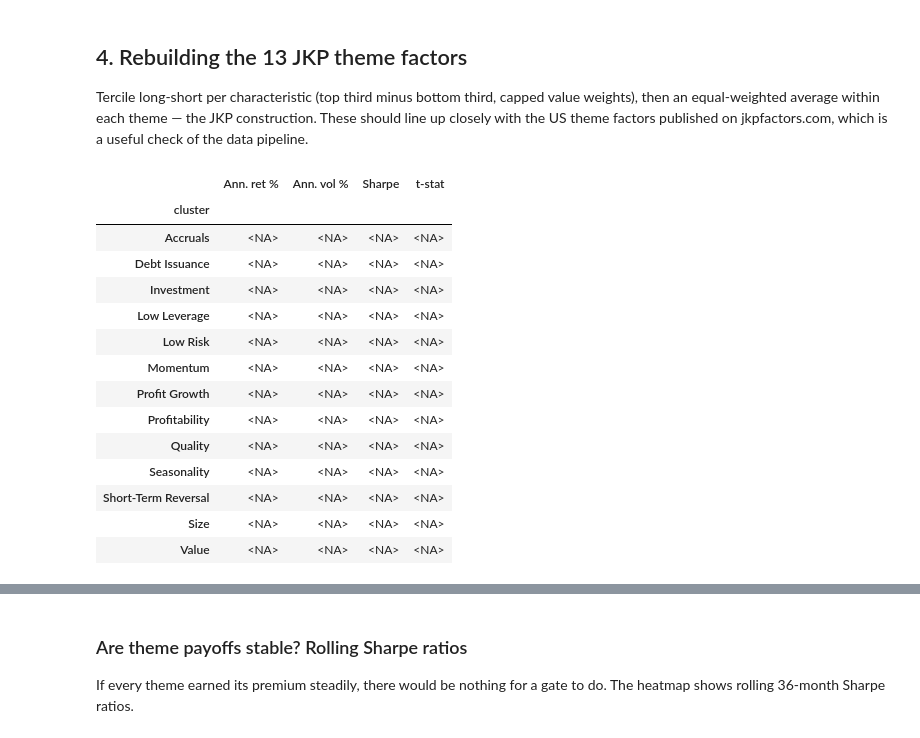
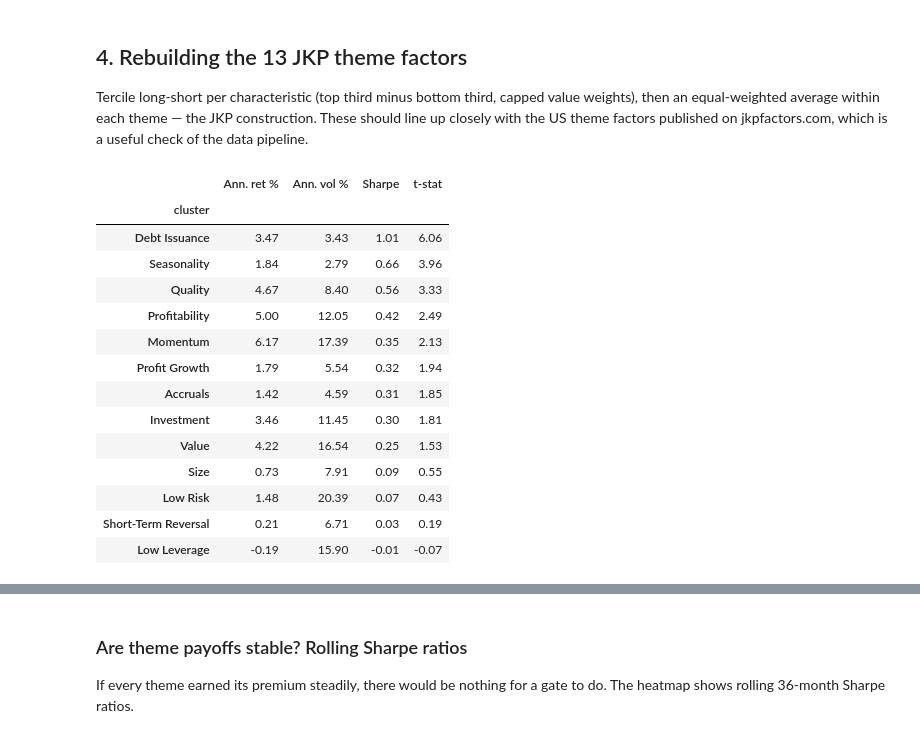
Before and after one commit to roshan-k-patel/15.S06-MOE, a Jupyter notebook: notebooks/01_initial_analysis.ipynb, the cells around one changed output, grey strips where cells are left out. Cells and saved outputs as stored; diff of their text form; code cells hidden in the pictures.

```diff
--- a/notebooks/01_initial_analysis.ipynb
+++ b/notebooks/01_initial_analysis.ipynb
@@ -167,27 +165,27 @@ Tercile long-short per characteristic (top third minus bottom third, capped valu
 within each theme — the JKP construction. These should line up closely with the US theme factors published on jkpfactors.com,
 which is a useful check of the data pipeline.
 # %%
-char_ls = pd.DataFrame({c: long_short(ranks[c], -1/6, 1/6) for c in chars})
+char_ls = pd.DataFrame({c: long_short(ranks[c], -1/3, 1/3) for c in chars})
 theme_ls = to_holding(char_ls.T.groupby(theme_of).mean().T[THEMES].dropna(how="all"))
 
 theme_stats = theme_ls.apply(ann_stats).T.sort_values("Sharpe", ascending=False)
 theme_stats.round(2)
 # %% [output]
 |  | Ann. ret % | Ann. vol % | Sharpe | t-stat |
 | cluster |  |  |  |  |
-| Accruals | <NA> | <NA> | <NA> | <NA> |
-| Debt Issuance | <NA> | <NA> | <NA> | <NA> |
-| Investment | <NA> | <NA> | <NA> | <NA> |
-| Low Leverage | <NA> | <NA> | <NA> | <NA> |
-| Low Risk | <NA> | <NA> | <NA> | <NA> |
-| Momentum | <NA> | <NA> | <NA> | <NA> |
-| Profit Growth | <NA> | <NA> | <NA> | <NA> |
-| Profitability | <NA> | <NA> | <NA> | <NA> |
-| Quality | <NA> | <NA> | <NA> | <NA> |
-| Seasonality | <NA> | <NA> | <NA> | <NA> |
-| Short-Term Reversal | <NA> | <NA> | <NA> | <NA> |
-| Size | <NA> | <NA> | <NA> | <NA> |
-| Value | <NA> | <NA> | <NA> | <NA> |
+| Debt Issuance | 3.47 | 3.43 | 1.01 | 6.06 |
+| Seasonality | 1.84 | 2.79 | 0.66 | 3.96 |
+| Quality | 4.67 | 8.40 | 0.56 | 3.33 |
+| Profitability | 5.00 | 12.05 | 0.42 | 2.49 |
+| Momentum | 6.17 | 17.39 | 0.35 | 2.13 |
+| Profit Growth | 1.79 | 5.54 | 0.32 | 1.94 |
+| Accruals | 1.42 | 4.59 | 0.31 | 1.85 |
+| Investment | 3.46 | 11.45 | 0.30 | 1.81 |
+| Value | 4.22 | 16.54 | 0.25 | 1.53 |
+| Size | 0.73 | 7.91 | 0.09 | 0.55 |
+| Low Risk | 1.48 | 20.39 | 0.07 | 0.43 |
+| Short-Term Reversal | 0.21 | 6.71 | 0.03 | 0.19 |
+| Low Leverage | -0.19 | 15.90 | -0.01 | -0.07 |
 # %%
 ncol = 4
 nrow = int(np.ceil(len(THEMES) / ncol))
```
Also changed, not shown: parts of 8 cells of this notebook, 1 other file.
